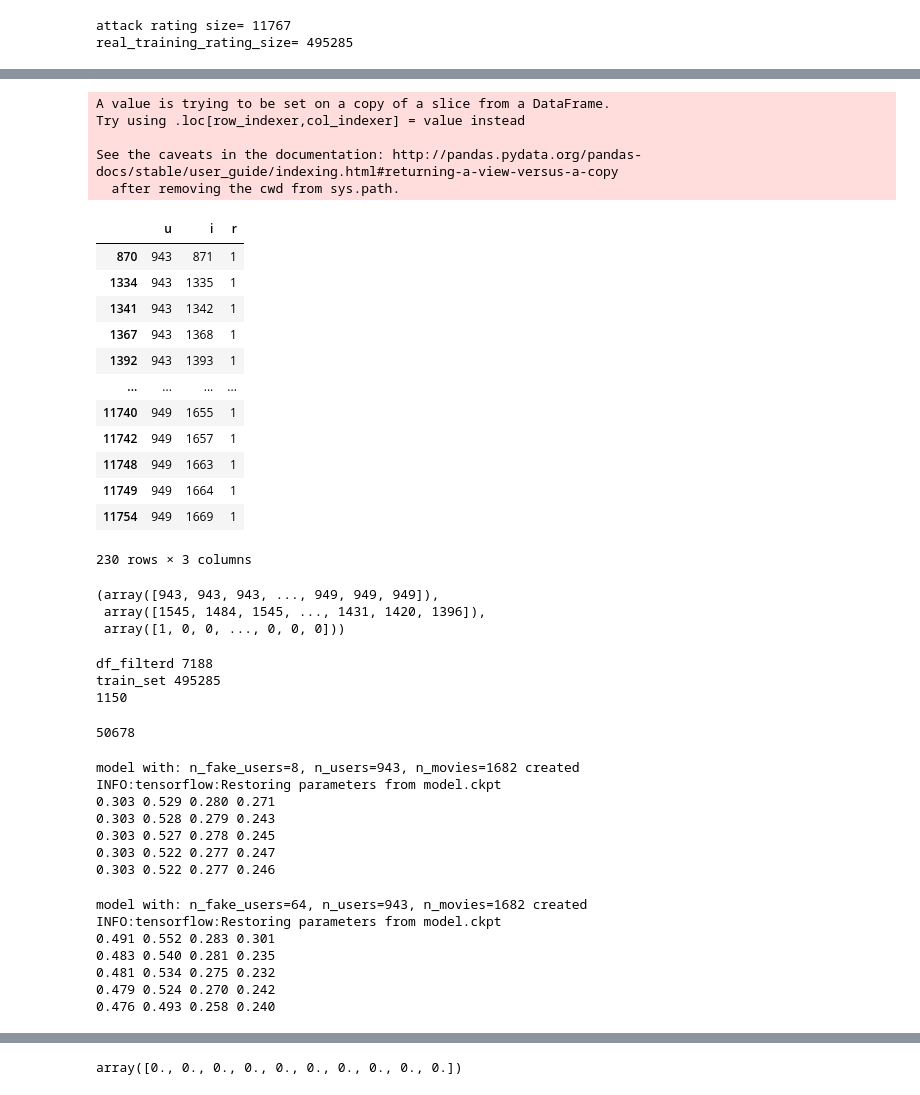
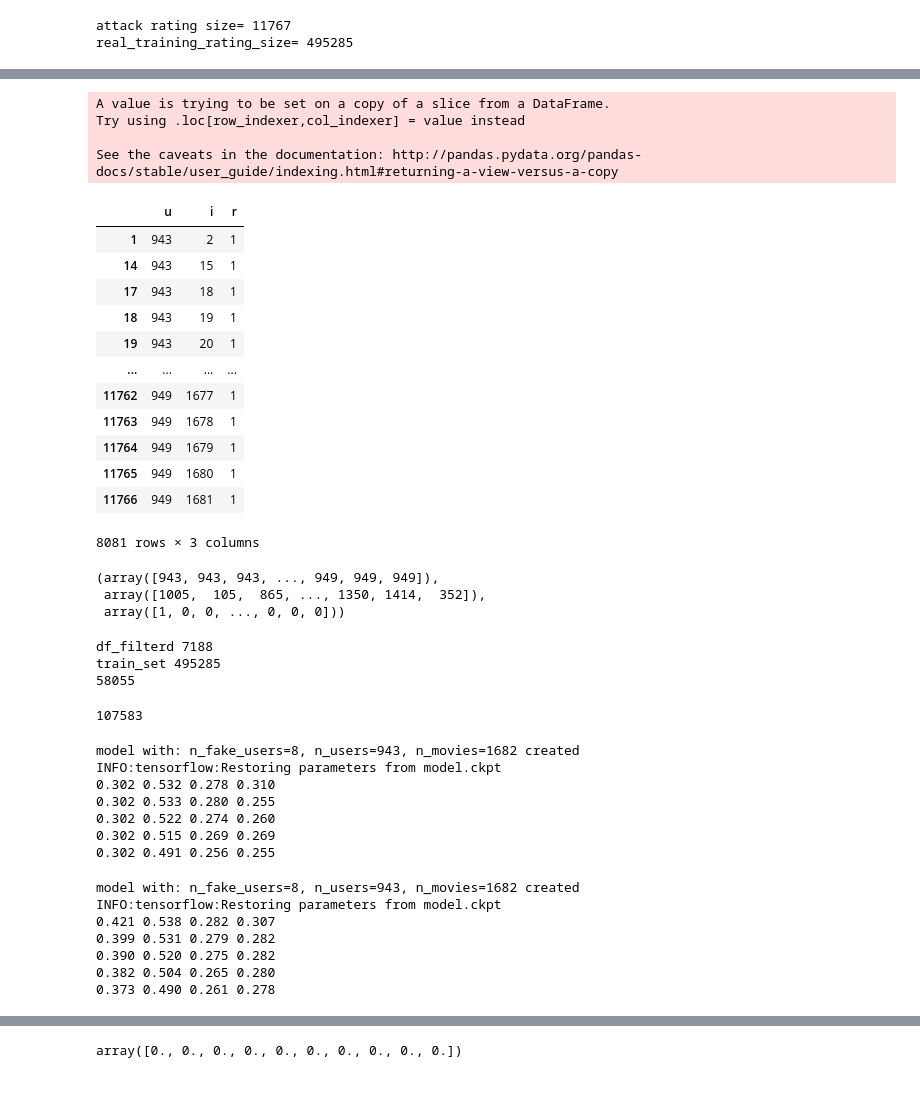
Before and after one commit to lidoraz/ARS, a Jupyter notebook: simple_collaborative_attack-logits.ipynb, the cells around one changed output, grey strips where cells are left out. Saved outputs shown, nothing was run; the diff lists cells and outputs as text; code cells hidden in the pictures.

```diff
--- a/simple_collaborative_attack-logits.ipynb
+++ b/simple_collaborative_attack-logits.ipynb
@@ -214,8 +225,17 @@ with tf.Session() as sess:
     mask_p = tf.placeholder(tf.float32, mal_real_shape)
 #     prediction = tf.layers.dense(inputs=model.predict_vector,units=1, activation='sigmoid')
 #     prediction = tf.reshape(prediction, [-1], name='prediction')
-    new_loss = tf.keras.losses.binary_crossentropy(y_pred=model.prediction, y_true=rating_input)
-    grad = tf.gradients(new_loss, rating_input) # take the gradient of the loss according to prediction # check
+
+    # look for an option to limit amount of poison
+    theta = 1
+    # could use a hinge loss - mean below average will not tolerate.
+    # reg might need to be negative, loss itself positive and increasing
+    # rint will round those under 0.5, while higher will count as loss.
+#     reg_loss = -theta*tf.reduce_mean(rating_input*mask_p) # theta=3.5
+    reg_loss = -theta*(tf.reduce_sum(tf.rint(rating_input * mask_p)) / N_FAKE_USERS)
+    obj_loss = tf.keras.losses.binary_crossentropy(y_pred=model.prediction, y_true=rating_input)
+    combined_loss = reg_loss + obj_loss
+    grad = tf.gradients(combined_loss, rating_input) # take the gradient of the loss according to prediction # check
     # new_labels_op = tf.stop_gradient(rating_input + epsilon * tf.sign(grad)) # perform a gradient step
 #     rating_input_out = tf.stop_gradient(rating_input + (eps_p * tf.sign(grad) * mask_p)) # perform a gradient step
     rating_input_out = tf.stop_gradient(rating_input + (eps_p * grad * mask_p)) # perform a gradient step
@@ -231,7 +251,7 @@ with tf.Session() as sess:
     all_items = mal_train_set[1]
     indexes = np.arange(len(all_users))
 #new_labels.shape
-    for i in range(20):
+    for i in range(50):
         ## Todo: There is an issue in creating a shuffle while keeping track in the order of the mal data
 #         print(i)
 #         p = np.random.permutation(len(new_labels))
@@ -243,7 +263,7 @@ with tf.Session() as sess:
 #         indexes = indexes[p] # this will help get the mal ratings in order as we started
         mask[np.argwhere(indexes < output_dim)] = 1
 
-        new_labels, adv_l= sess.run([rating_input_out, new_loss],
+        new_labels, adv_l, obj_l, reg_l= sess.run([rating_input_out, combined_loss, obj_loss, reg_loss],
                                  feed_dict={model.user_inp: all_users,
                                             model.item_inp: all_items,
                                             rating_input: new_labels,
@@ -255,7 +275,7 @@ with tf.Session() as sess:
         ## Safety Check such that legit ratings did not change
         legit_rating = new_labels[np.argwhere(indexes > output_dim)].reshape(-1,)
         assert len(np.unique(legit_rating)) ==2, 'legit rating must not change during gradient step'
-        print(i, np.round(attack_rating[:10], 2), np.mean(mal_only))
+        print(i, np.round(attack_rating[:10], 2), np.mean(attack_rating), adv_l, obj_l, reg_l)
 #         print('adv_l={:0.4f}, max={:.4f} min={:.4f} count={}'.format(adv_l, np.max(mal_only), np.min(mal_only), len(np.unique(mal_only))))
 #         new_labels_before_change[]
 # %% [output]
@@ -287,7 +286,9 @@ assert len(attack_users) == len(attack_rating)
 # %%
 # for each user, we want to keep all positive ones, and keep excatly positive_ones* 4 zeros.
+assert len(attack_users) == len(attack_items)
+assert len(attack_users) == len(attack_rating)
 import pandas as pd
-base_attack_df = pd.DataFrame({'u': attack_users, 'i':attack_items, 'r_per': attack_rating})
+base_attack_df = pd.DataFrame({'u': attack_users, 'i':attack_items, 'r': attack_rating})
 # maybe its better to take top ## instead of rint
 base_attack_df.r.hist(bins=10)
 # %% [output]
@@ -296,28 +297,29 @@ base_attack_df.r.hist(bins=10)
 # %%
 # df[:].groupby('u').apply(lambda x: print(x))
-treshold = 0.90
+treshold = 0.5
+attack_df_filterd = base_attack_df.copy()
+# attack_df_filterd['r'] = attack_df_filterd['r'].apply(lambda x: np.rint(x))
 attack_df_filterd = base_attack_df[base_attack_df.apply(lambda x: x.r > treshold, axis=1)] # apply on rows, keep only high prob ratings
 attack_df_filterd['r'] = attack_df_filterd['r'].apply(lambda x: 1) #|.astype(int)
 attack_df_filterd
 # %% [output]
 A value is trying to be set on a copy of a slice from a DataFrame.
 Try using .loc[row_indexer,col_indexer] = value instead
 
 See the caveats in the documentation: http://pandas.pydata.org/pandas-docs/stable/user_guide/indexing.html#returning-a-view-versus-a-copy
-  after removing the cwd from sys.path.
 |  | u | i | r |
-| 870 | 943 | 871 | 1 |
-| 1334 | 943 | 1335 | 1 |
-| 1341 | 943 | 1342 | 1 |
-| 1367 | 943 | 1368 | 1 |
-| 1392 | 943 | 1393 | 1 |
+| 1 | 943 | 2 | 1 |
+| 14 | 943 | 15 | 1 |
+| 17 | 943 | 18 | 1 |
+| 18 | 943 | 19 | 1 |
+| 19 | 943 | 20 | 1 |
 | ... | ... | ... | ... |
-| 11740 | 949 | 1655 | 1 |
-| 11742 | 949 | 1657 | 1 |
-| 11748 | 949 | 1663 | 1 |
-| 11749 | 949 | 1664 | 1 |
-| 11754 | 949 | 1669 | 1 |
+| 11762 | 949 | 1677 | 1 |
+| 11763 | 949 | 1678 | 1 |
+| 11764 | 949 | 1679 | 1 |
+| 11765 | 949 | 1680 | 1 |
+| 11766 | 949 | 1681 | 1 |
-230 rows × 3 columns
+8081 rows × 3 columns
 # %%
 ## add negative sampling to the mal data frame
 from tqdm import tqdm
@@ -342,10 +344,11 @@ for index, row in tqdm(df.iterrows(), total=df.shape[0]):
         labels.append(0)
 
 mal_training_set = (np.array(user_input), np.array(item_input), np.array(labels))
+# mal_training_set = (df['u'].values, df['i'].values, df['r'].values)
 mal_training_set # this already has the inputs and negative items
 # %% [output]
 (array([943, 943, 943, ..., 949, 949, 949]),
- array([1545, 1484, 1545, ..., 1431, 1420, 1396]),
+ array([1005,  105,  865, ..., 1350, 1414,  352]),
  array([1, 0, 0, ..., 0, 0, 0]))
 # %%
 from Data import create_subset, concat_and_shuffle
@@ -361,8 +364,8 @@ len(attack_benign_training_set[0])
 # %% [output]
 df_filterd 7188
 train_set 495285
-1150
+58055
-50678
+107583
 # %%
 # evaluate the model using the fake predictions
 tf.reset_default_graph()
@@ -388,11 +391,11 @@ with tf.Session() as sess:
 # %% [output]
 model with: n_fake_users=8, n_users=943, n_movies=1682 created
 INFO:tensorflow:Restoring parameters from model.ckpt
-0.303 0.529 0.280 0.271
-0.303 0.528 0.279 0.243
-0.303 0.527 0.278 0.245
-0.303 0.522 0.277 0.247
-0.303 0.522 0.277 0.246
+0.302 0.532 0.278 0.310
+0.302 0.533 0.280 0.255
+0.302 0.522 0.274 0.260
+0.302 0.515 0.269 0.269
+0.302 0.491 0.256 0.255
 # %%
 # evaluate the model using the fake predictions
 tf.reset_default_graph()
@@ -418,13 +421,13 @@ with tf.Session() as sess:
         mean_hr, mean_ndcg, time_eval = evaluate_model(model_p, test_set, verbose=0)
         print('{:.3f} {:.3f} {:.3f} {:.3f}'.format(epoch_loss, mean_hr, mean_ndcg, time_eval))
 # %% [output]
-model with: n_fake_users=64, n_users=943, n_movies=1682 created
+model with: n_fake_users=8, n_users=943, n_movies=1682 created
 INFO:tensorflow:Restoring parameters from model.ckpt
-0.491 0.552 0.283 0.301
-0.483 0.540 0.281 0.235
-0.481 0.534 0.275 0.232
-0.479 0.524 0.270 0.242
-0.476 0.493 0.258 0.240
+0.421 0.538 0.282 0.307
+0.399 0.531 0.279 0.282
+0.390 0.520 0.275 0.282
+0.382 0.504 0.265 0.280
+0.373 0.490 0.261 0.278
 # %%
 # with model.sess:
 new_inp.eval()
```
Also changed, not shown: parts of 8 cells of this notebook, 5 other files.
